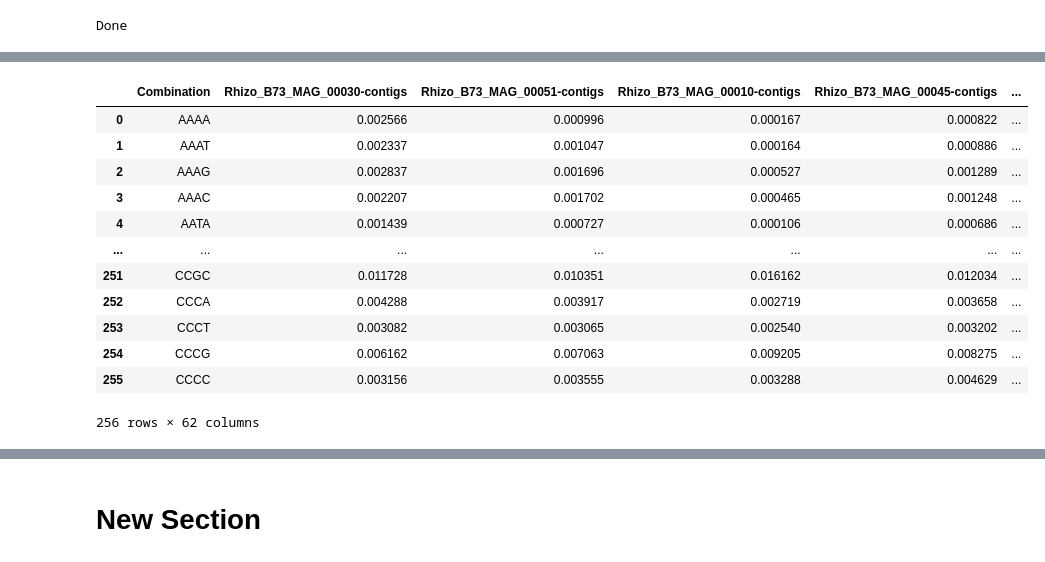
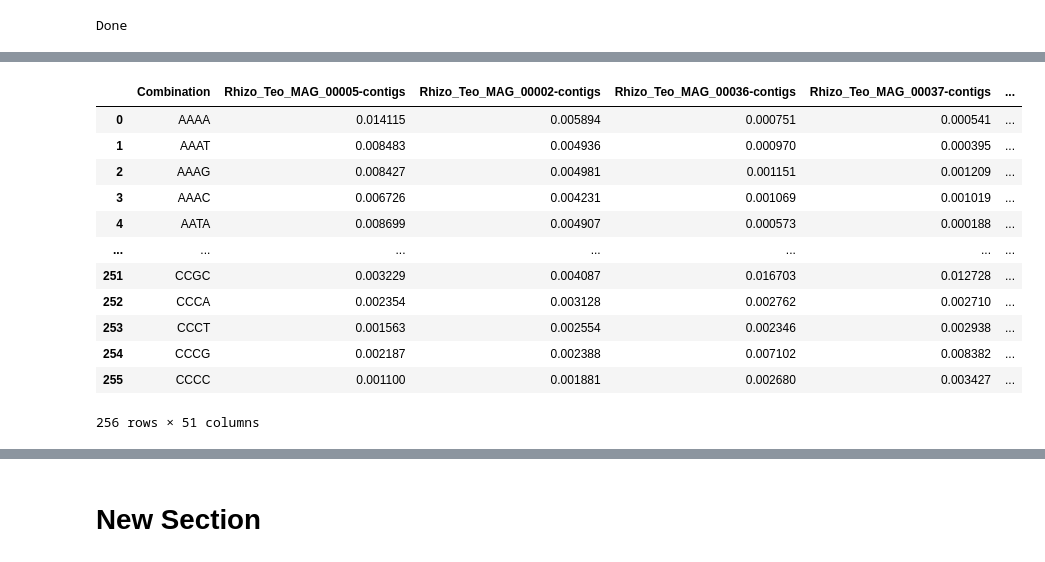
Before and after one commit to pyadav06/VirusHost, a Jupyter notebook: Tetranucleotide.ipynb, the cells around one changed output, grey strips where cells are left out. Saved outputs shown, nothing was run; the diff lists cells and outputs as text; code cells hidden in the pictures.

```diff
--- a/Tetranucleotide.ipynb
+++ b/Tetranucleotide.ipynb
@@ -28,7 +34,7 @@ import os
 from Bio import SeqIO
 import pandas as pd
 
-filepath='/content/Viral-contigs.fasta'
+filepath='/content/Teo-Viral-contigs.fasta'
 window_size = 4
 
 a=['A','T','G','C']
@@ -131,22 +137,22 @@ def get_df(dir):
           df[filename]=df['Combination'].apply(lambda x:  dict1[x] if x in dict1 else 0)
       return df
 # %%
-Bacteria=get_df("/content/Bacteria/")
+Bacteria=get_df("/content/MAGs/")
 Bacteria
 # %% [output]
-|  | Combination | Rhizo_B73_MAG_00030-contigs | Rhizo_B73_MAG_00051-contigs | Rhizo_B73_MAG_00010-contigs | Rhizo_B73_MAG_00045-contigs | ... |
-| 0 | AAAA | 0.002566 | 0.000996 | 0.000167 | 0.000822 | ... |
-| 1 | AAAT | 0.002337 | 0.001047 | 0.000164 | 0.000886 | ... |
-| 2 | AAAG | 0.002837 | 0.001696 | 0.000527 | 0.001289 | ... |
-| 3 | AAAC | 0.002207 | 0.001702 | 0.000465 | 0.001248 | ... |
-| 4 | AATA | 0.001439 | 0.000727 | 0.000106 | 0.000686 | ... |
+|  | Combination | Rhizo_Teo_MAG_00005-contigs | Rhizo_Teo_MAG_00002-contigs | Rhizo_Teo_MAG_00036-contigs | Rhizo_Teo_MAG_00037-contigs | ... |
+| 0 | AAAA | 0.014115 | 0.005894 | 0.000751 | 0.000541 | ... |
+| 1 | AAAT | 0.008483 | 0.004936 | 0.000970 | 0.000395 | ... |
+| 2 | AAAG | 0.008427 | 0.004981 | 0.001151 | 0.001209 | ... |
+| 3 | AAAC | 0.006726 | 0.004231 | 0.001069 | 0.001019 | ... |
+| 4 | AATA | 0.008699 | 0.004907 | 0.000573 | 0.000188 | ... |
 | ... | ... | ... | ... | ... | ... | ... |
-| 251 | CCGC | 0.011728 | 0.010351 | 0.016162 | 0.012034 | ... |
-| 252 | CCCA | 0.004288 | 0.003917 | 0.002719 | 0.003658 | ... |
-| 253 | CCCT | 0.003082 | 0.003065 | 0.002540 | 0.003202 | ... |
-| 254 | CCCG | 0.006162 | 0.007063 | 0.009205 | 0.008275 | ... |
-| 255 | CCCC | 0.003156 | 0.003555 | 0.003288 | 0.004629 | ... |
+| 251 | CCGC | 0.003229 | 0.004087 | 0.016703 | 0.012728 | ... |
+| 252 | CCCA | 0.002354 | 0.003128 | 0.002762 | 0.002710 | ... |
+| 253 | CCCT | 0.001563 | 0.002554 | 0.002346 | 0.002938 | ... |
+| 254 | CCCG | 0.002187 | 0.002388 | 0.007102 | 0.008382 | ... |
+| 255 | CCCC | 0.001100 | 0.001881 | 0.002680 | 0.003427 | ... |
-256 rows × 62 columns
+256 rows × 51 columns
 # %%
 
 !pip install sklearn
```
Also changed, not shown: parts of 7 cells of this notebook.
